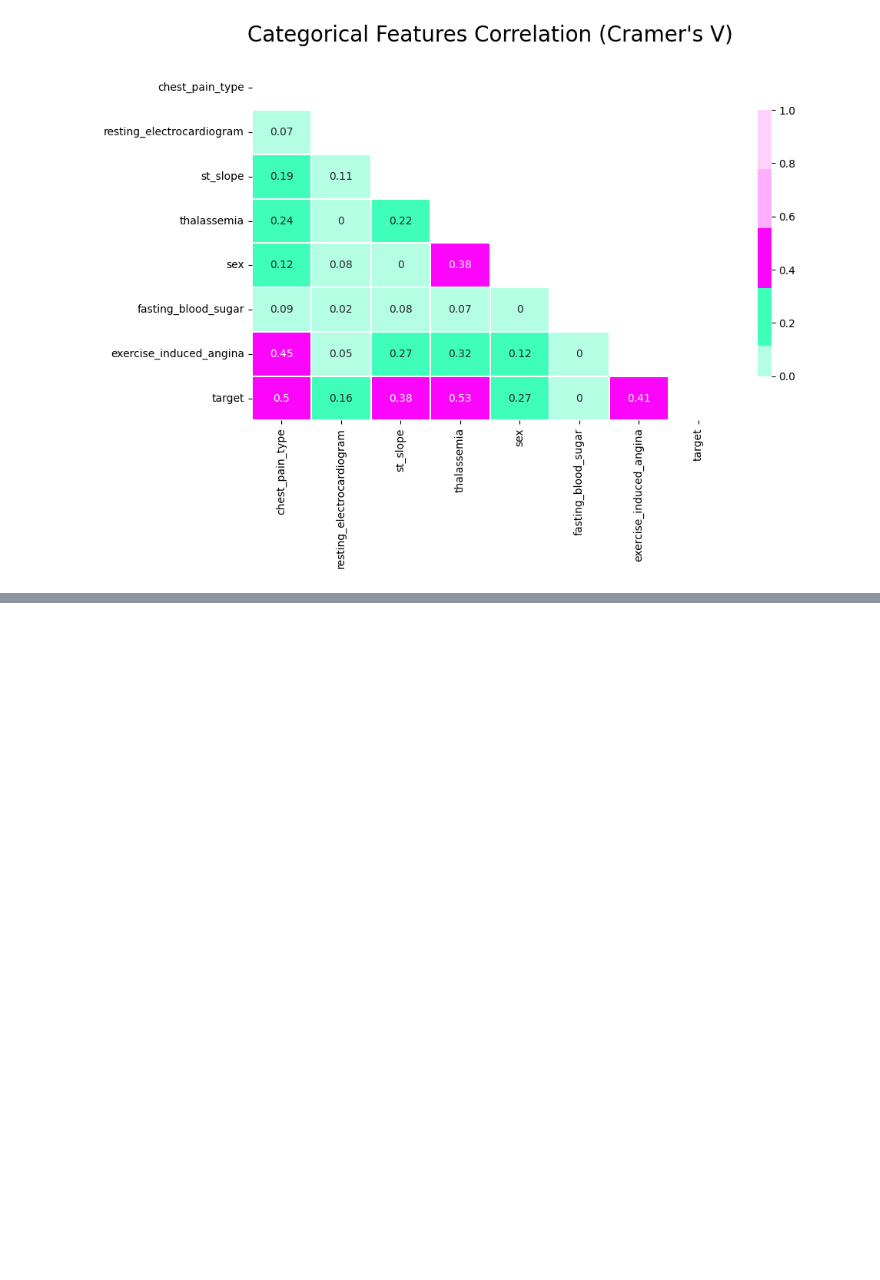
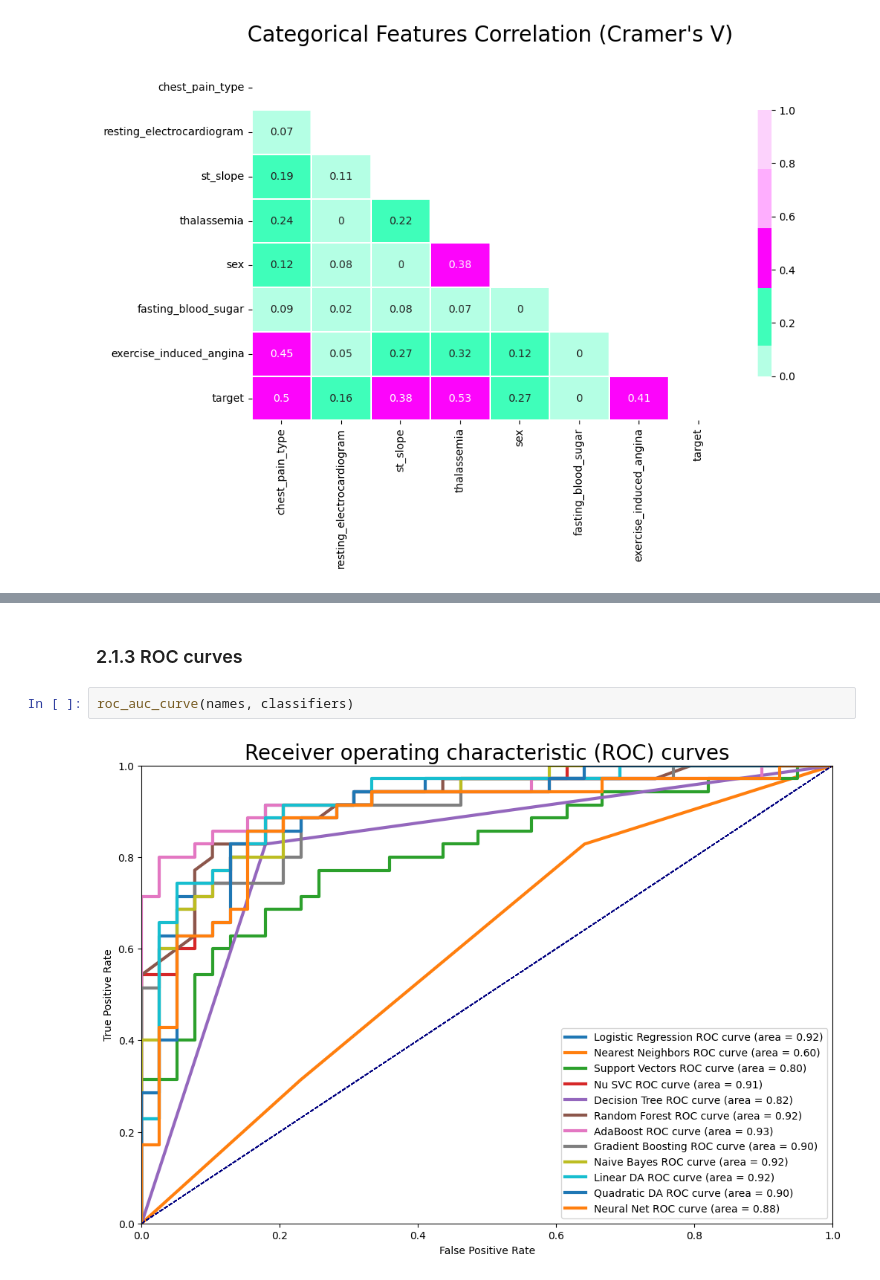
Before and after one commit to pheonix-19/Dr-AI, a Jupyter notebook: heart-predictions.ipynb, the cells around one changed output, grey strips where cells are left out. Cells and saved outputs as stored; diff of their text form; blank space fills up the shorter version.

```diff
--- a/heart-disease-predictions.ipynb
+++ b/heart-predictions.ipynb
@@ -351,0 +526,6 @@ score_summary(names, classifiers).sort_values(by='Accuracy' , ascending = False)
+# %% [markdown]
+### 2.1.3 ROC curves
+# %%
+roc_auc_curve(names, classifiers)
+# %% [output]
+[figure, added]
```
Also changed, not shown: parts of 21 cells of this notebook, 2 other files.
